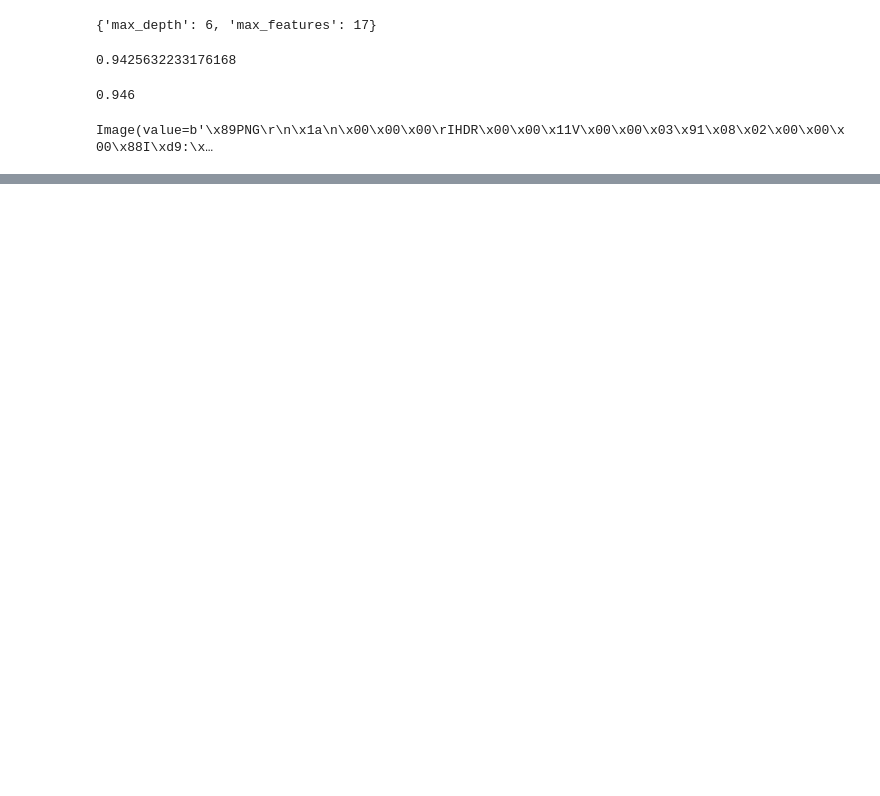
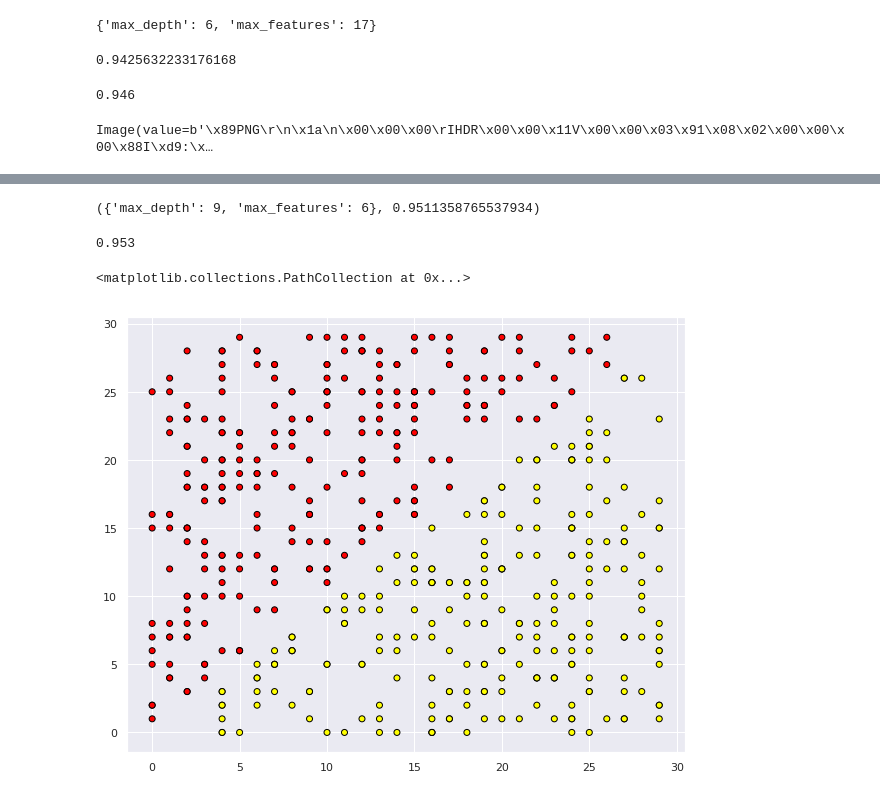
Before and after one commit to cdeler/ml_courses, a Jupyter notebook: lesson04.ipynb, the cells around one changed output, grey strips where cells are left out. Saved outputs shown, nothing was run; the diff lists cells and outputs as text; code cells hidden in the pictures; blank space fills up the shorter version.

```diff
--- a/lesson04.ipynb
+++ b/lesson04.ipynb
@@ -480,0 +538,25 @@ grph_png = Image(value=graph.create_png())
+# %%
+forest_grid.best_params_, forest_grid.best_score_
+# %% [output]
+({'max_depth': 9, 'max_features': 6}, 0.9511358765537934)
+# %%
+accuracy_score(y_holdout, forest_grid.predict(X_holdout))
+# %% [output]
+0.953
+# %%
+def form_linearly_separable_data(n=500, x1_min=0, x1_max=30, x2_min=0, x2_max=30):
+    data, target = [], []
+    for i in range(n):
+        x1 = np.random.randint(x1_min, x1_max)
+        x2 = np.random.randint(x2_min, x2_max)
+        if np.abs(x1 - x2) > 0.5:
+            data.append([x1, x2])
+            target.append(np.sign(x1 - x2))
+    return np.array(data), np.array(target)
+
+X, y = form_linearly_separable_data()
+# %%
+plt.scatter(X[:, 0], X[:, 1], c=y, cmap='autumn', edgecolors='black')
+# %% [output]
+<matplotlib.collections.PathCollection at 0x...>
+[figure, added]
```
Also changed, not shown: parts of 41 cells of this notebook.
